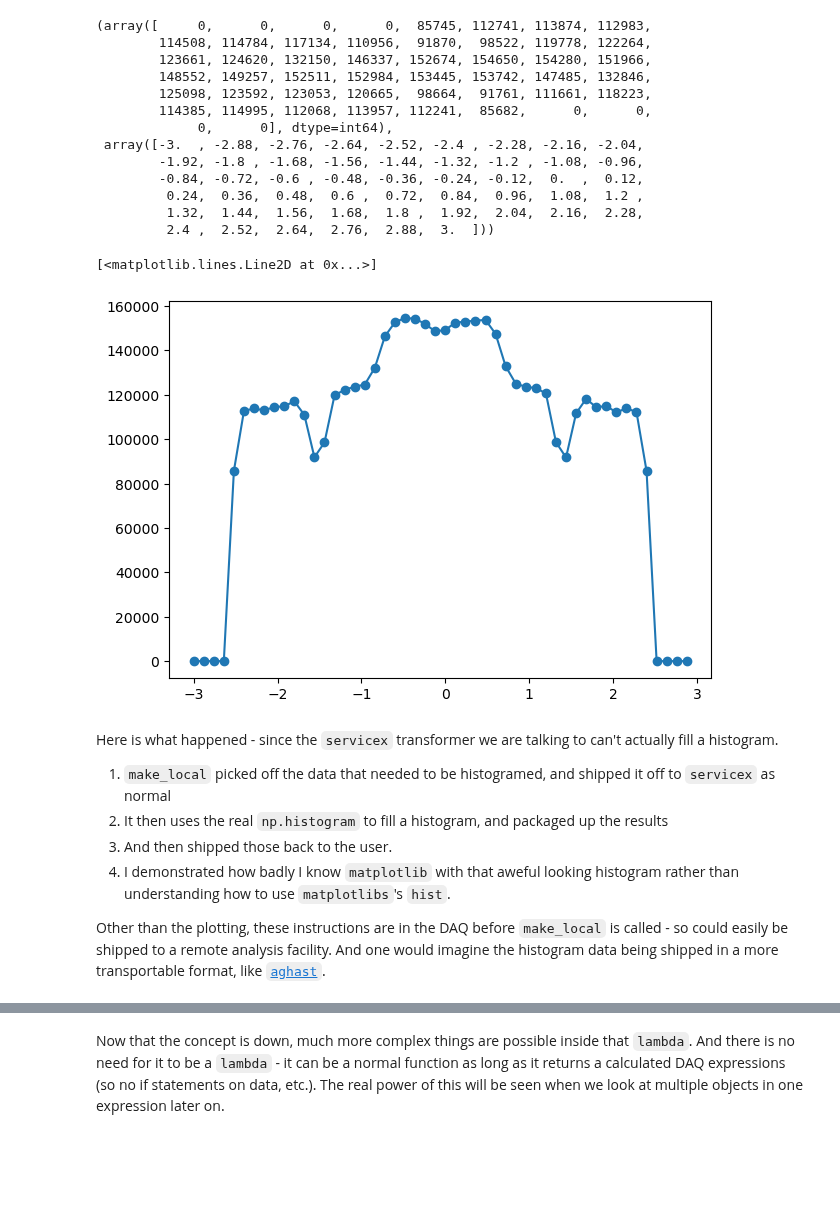
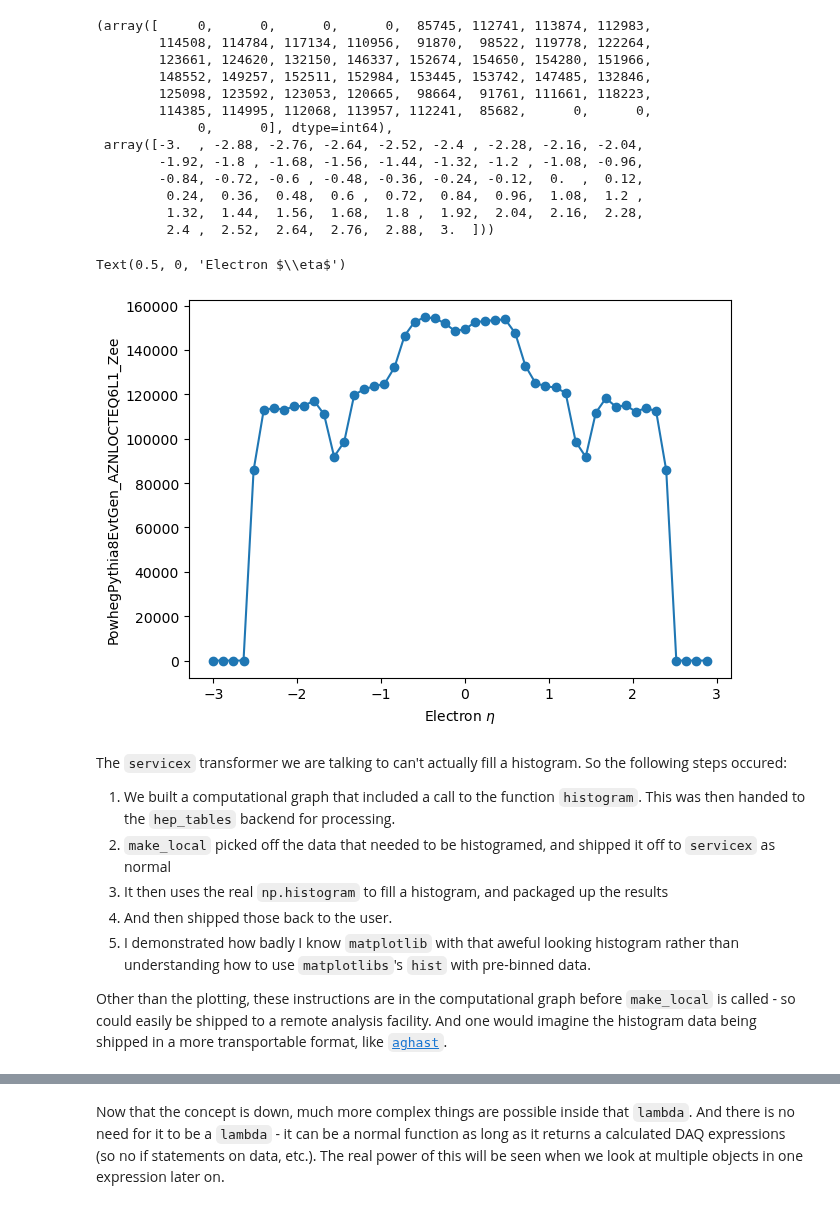
Before and after one commit to gordonwatts/hep_tables, a Jupyter notebook: notebooks/02-Functions.ipynb, the cells around one changed output, grey strips where cells are left out. Drawn from its saved outputs; the diff is of its cells as text; code cells hidden in the pictures; blank space fills up the shorter version.

```diff
--- a/notebooks/02-Functions.ipynb
+++ b/notebooks/02-Functions.ipynb
@@ -83,18 +87,21 @@ good_ele_hist
          2.4 ,  2.52,  2.64,  2.76,  2.88,  3.  ]))
 # %%
 plt.plot(good_ele_hist[1][:-1], good_ele_hist[0], marker='o')
+plt.ylabel('PowhegPythia8EvtGen_AZNLOCTEQ6L1_Zee')
+plt.xlabel('Electron $\eta$')
 # %% [output]
-[<matplotlib.lines.Line2D at 0x...>]
+Text(0.5, 0, 'Electron $\\eta$')
-[figure, old version]
+[figure, new version]
 # %% [markdown]
-Here is what happened - since the `servicex` transformer we are talking to can't actually fill a histogram.
+The `servicex` transformer we are talking to can't actually fill a histogram. So the following steps occured:
 
+1. We built a computational graph that included a call to the function `histogram`. This was then handed to the `hep_tables` backend for processing.
 1. `make_local` picked off the data that needed to be histogramed, and shipped it off to `servicex` as normal
 1. It then uses the real `np.histogram` to fill a histogram, and packaged up the results
 1. And then shipped those back to the user.
-1. I demonstrated how badly I know `matplotlib` with that aweful looking histogram rather than understanding how to use `matplotlibs`'s `hist`.
+1. I demonstrated how badly I know `matplotlib` with that aweful looking histogram rather than understanding how to use `matplotlibs`'s `hist` with pre-binned data.
 
-Other than the plotting, these instructions are in the DAQ before `make_local` is called - so could easily be shipped to a remote analysis facility. And one would imagine the histogram data being shipped in a more transportable format, like [`aghast`](https://github.com/scikit-hep/aghast).
+Other than the plotting, these instructions are in the computational graph before `make_local` is called - so could easily be shipped to a remote analysis facility. And one would imagine the histogram data being shipped in a more transportable format, like [`aghast`](https://github.com/scikit-hep/aghast).
 # %% [markdown]
 ## The `map` function
 
```
Also changed, not shown: parts of 19 cells of this notebook.
